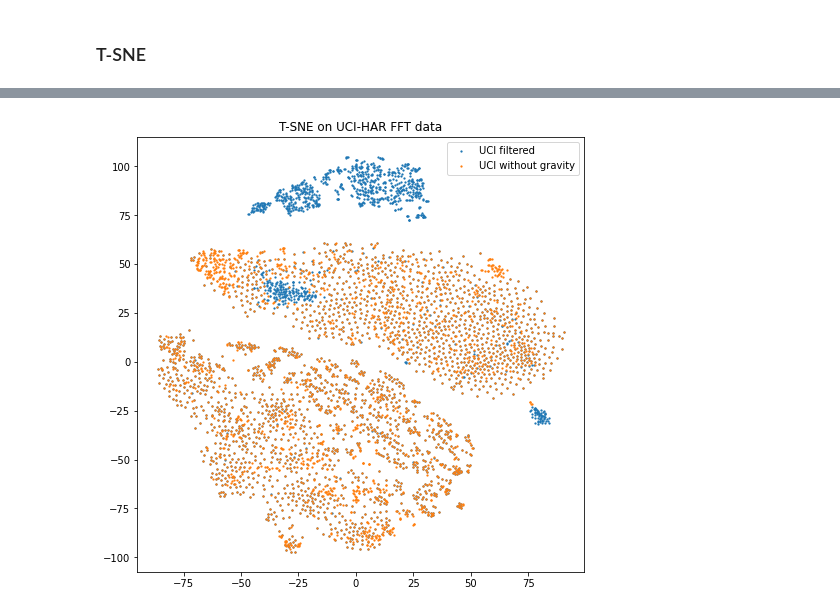
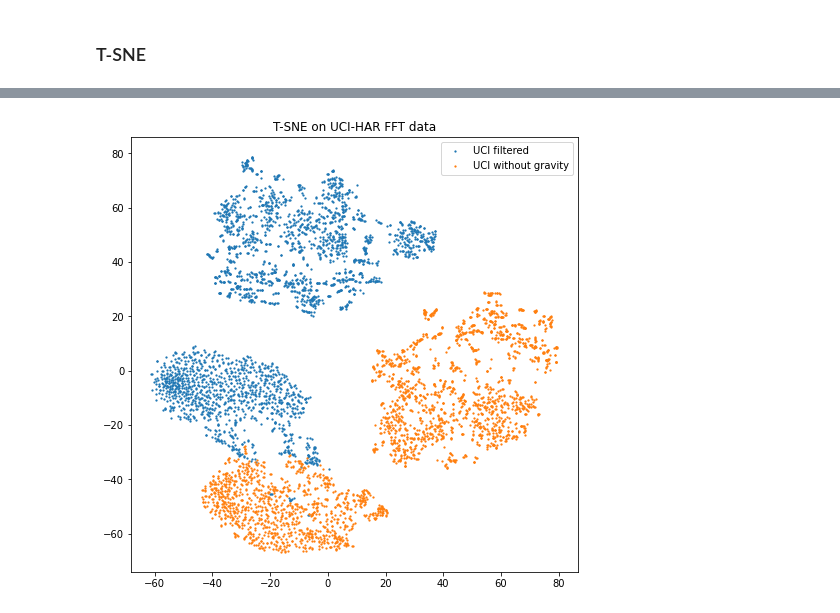
Before and after one commit to otavioon/librep-hiaac, a Jupyter notebook: experiments/Intra_datasets/Sanity_test/ucihar.ipynb, the cells around one changed output, grey strips where cells are left out. Cells and saved outputs as stored; diff of their text form; code cells hidden in the pictures.

```diff
--- a/experiments/Intra_datasets/Sanity_test/ucihar.ipynb
+++ b/experiments/Intra_datasets/Sanity_test/ucihar.ipynb
@@ -221,0 +171,4 @@ data_gravity.data
+# %%
+data_gravity_fft = transformer(data_gravity)
+data_filtered_fft = transformer(data_filtered)
+data_no_gravity_fft = transformer(data_no_gravity)
@@ -242,9 +226,28 @@ features = [
 # Creating the datasets
 
 # Train
-train_dataset = PandasMultiModalDataset(
+data_time = PandasMultiModalDataset(
     data,
     feature_prefixes=features,
     label_columns="DataSet",
     as_array=True
 )
+
+features = [
+    "accel-x",
+    "accel-y",
+    "accel-z",
+    "gyro-x",
+    "gyro-y",
+    "gyro-z"
+]
+
+# Creating the datasets
+
+# Train
+data_time_class = PandasMultiModalDataset(
+    data,
+    feature_prefixes=features,
+    label_columns="standard activity code",
+    as_array=True
+)
@@ -264,5 +338,5 @@ train_gravity_fft = transformer(data_gravity_filtered)
 # %%
-def plot(df, figsize: tuple = (8, 8), title: str = None, labels: dict = None):
+def plot_data(df, figsize: tuple = (8, 8), title: str = None, labels: dict = None):
     fig, ax = plt.subplots(figsize=figsize)
     for label, group_df in df.groupby("label"):
         label = labels[label] if labels is not None else label
@@ -294,2 +422,5 @@ print(dataset)
+# %%
+data_fft = transformer(data_time)
+data_fft_class = transformer(data_time_class)
 # %% [markdown]
 ### UMAP
@@ -364,7 +471,7 @@ cont
 # %%
 model = TSNE(n_components=2, random_state=0)
-result = pd.DataFrame(model.fit_transform(train_fft[:][0]), columns=["x", "y"])
-result["label"] = train_fft[:][1]
-plot(result, title="T-SNE on UCI-HAR FFT data", labels=dataset)
+result = pd.DataFrame(model.fit_transform(data_fft[:][0]), columns=["x", "y"])
+result["label"] = data_fft[:][1]
+plot_data(result, title="T-SNE on UCI-HAR FFT data", labels=dataset)
 # %% [output]
-[figure, old version]
+[figure, new version]
```
Also changed, not shown: parts of 57 cells of this notebook.
